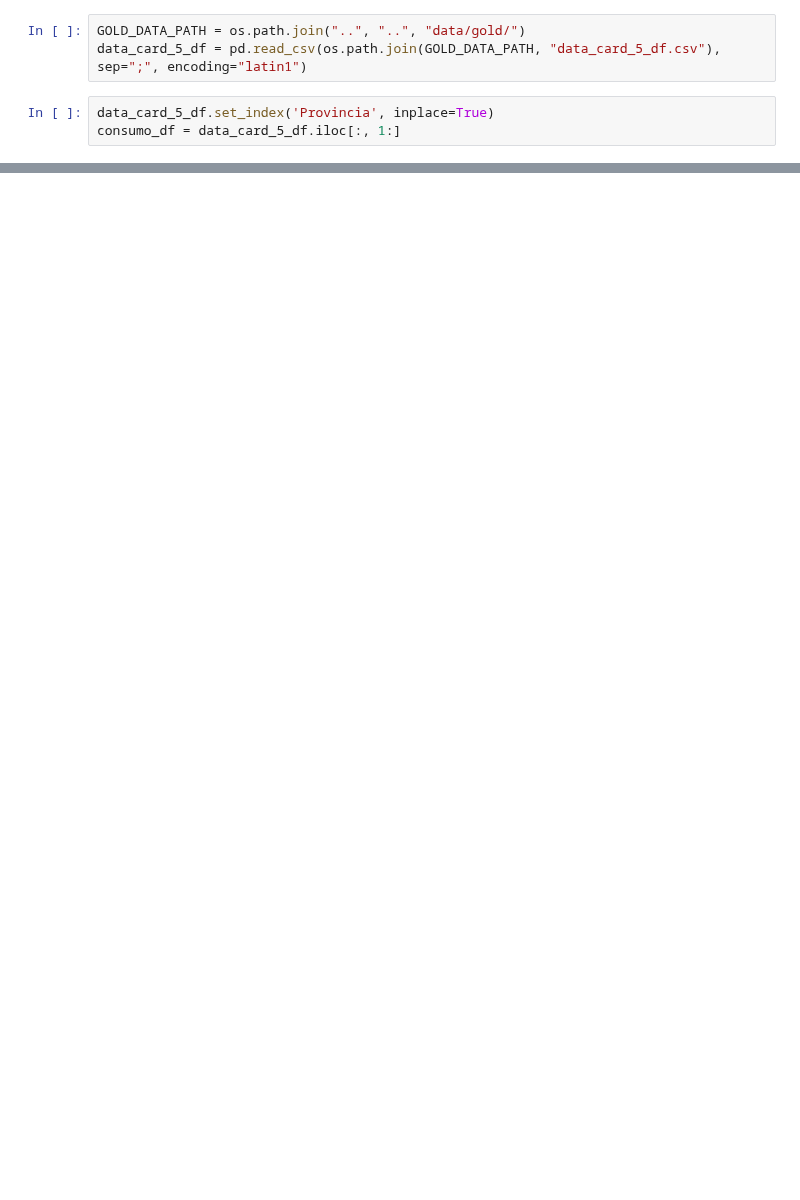
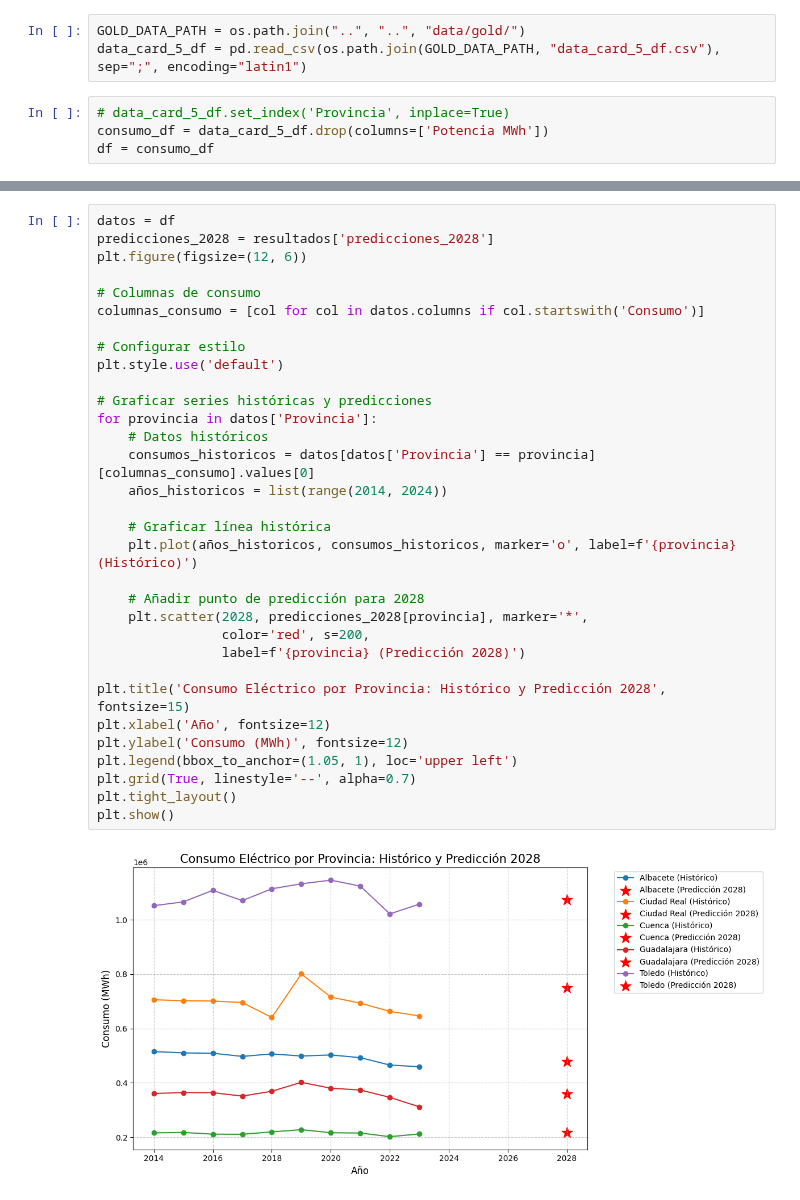
Before and after one commit to elena-17/DataMining-24-25, a Jupyter notebook: src/modeling/h5_modeling.ipynb, the cells around one changed output, grey strips where cells are left out. Cells and saved outputs as stored; diff of their text form; blank space fills up the shorter version.

Commit message:
h5 resultado

```diff
--- a/src/modeling/h5_modeling.ipynb
+++ b/src/modeling/h5_modeling.ipynb
@@ -10,5 +11,6 @@ from sklearn.metrics import mean_squared_error, r2_score, accuracy_score
 GOLD_DATA_PATH = os.path.join("..", "..", "data/gold/")
 data_card_5_df = pd.read_csv(os.path.join(GOLD_DATA_PATH, "data_card_5_df.csv"), sep=";", encoding="latin1")
 # %%
-data_card_5_df.set_index('Provincia', inplace=True)
-consumo_df = data_card_5_df.iloc[:, 1:]
+# data_card_5_df.set_index('Provincia', inplace=True)
+consumo_df = data_card_5_df.drop(columns=['Potencia MWh'])
+df = consumo_df
@@ -48,0 +122,34 @@ KeyError: 'Potencia MWh'
+# %%
+datos = df
+predicciones_2028 = resultados['predicciones_2028']
+plt.figure(figsize=(12, 6))
+
+# Columnas de consumo
+columnas_consumo = [col for col in datos.columns if col.startswith('Consumo')]
+
+# Configurar estilo
+plt.style.use('default')
+
+# Graficar series históricas y predicciones
+for provincia in datos['Provincia']:
+    # Datos históricos
+    consumos_historicos = datos[datos['Provincia'] == provincia][columnas_consumo].values[0]
+    años_historicos = list(range(2014, 2024))
+
+    # Graficar línea histórica
+    plt.plot(años_historicos, consumos_historicos, marker='o', label=f'{provincia} (Histórico)')
+
+    # Añadir punto de predicción para 2028
+    plt.scatter(2028, predicciones_2028[provincia], marker='*',
+                color='red', s=200,
+                label=f'{provincia} (Predicción 2028)')
+
+plt.title('Consumo Eléctrico por Provincia: Histórico y Predicción 2028', fontsize=15)
+plt.xlabel('Año', fontsize=12)
+plt.ylabel('Consumo (MWh)', fontsize=12)
+plt.legend(bbox_to_anchor=(1.05, 1), loc='upper left')
+plt.grid(True, linestyle='--', alpha=0.7)
+plt.tight_layout()
+plt.show()
+# %% [output]
+[figure, added]
```
Also changed, not shown: parts of 4 cells of this notebook.
